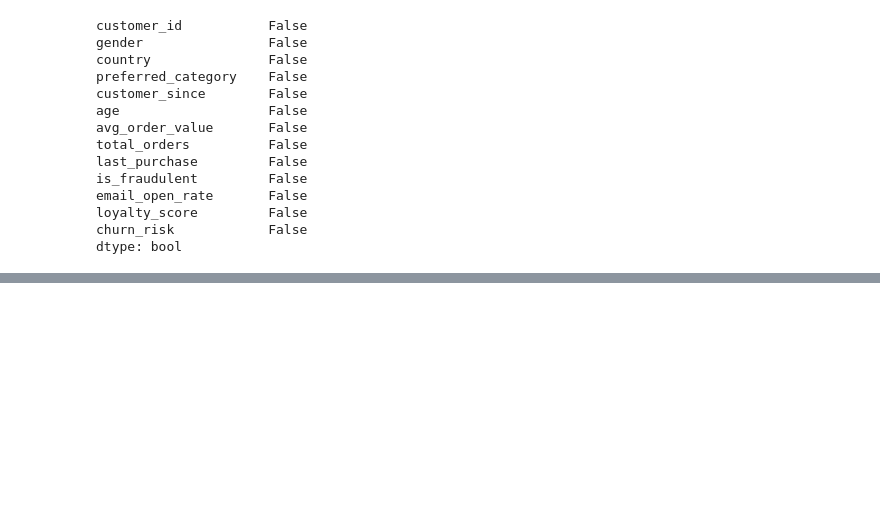
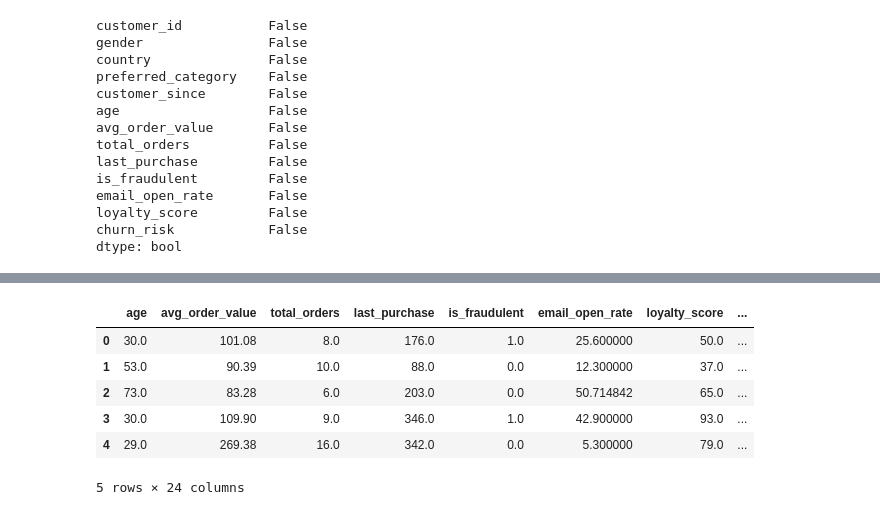
Before and after one commit to VIVEKCHANDAN73/CustomerChurnPrediction, a Jupyter notebook: notebooks/research.ipynb, the cells around one changed output, grey strips where cells are left out. Saved outputs shown, nothing was run; the diff lists cells and outputs as text; code cells hidden in the pictures; blank space fills up the shorter version.

```diff
--- a/notebooks/research.ipynb
+++ b/notebooks/research.ipynb
@@ -133,0 +159,10 @@ next(a)
+# %%
+df_clean.head()
+# %% [output]
+|  | age | avg_order_value | total_orders | last_purchase | is_fraudulent | email_open_rate | loyalty_score | ... |
+| 0 | 30.0 | 101.08 | 8.0 | 176.0 | 1.0 | 25.600000 | 50.0 | ... |
+| 1 | 53.0 | 90.39 | 10.0 | 88.0 | 0.0 | 12.300000 | 37.0 | ... |
+| 2 | 73.0 | 83.28 | 6.0 | 203.0 | 0.0 | 50.714842 | 65.0 | ... |
+| 3 | 30.0 | 109.90 | 9.0 | 346.0 | 1.0 | 42.900000 | 93.0 | ... |
+| 4 | 29.0 | 269.38 | 16.0 | 342.0 | 0.0 | 5.300000 | 79.0 | ... |
+5 rows × 24 columns
```
Also changed, not shown: parts of 10 cells of this notebook, 2 other files.
